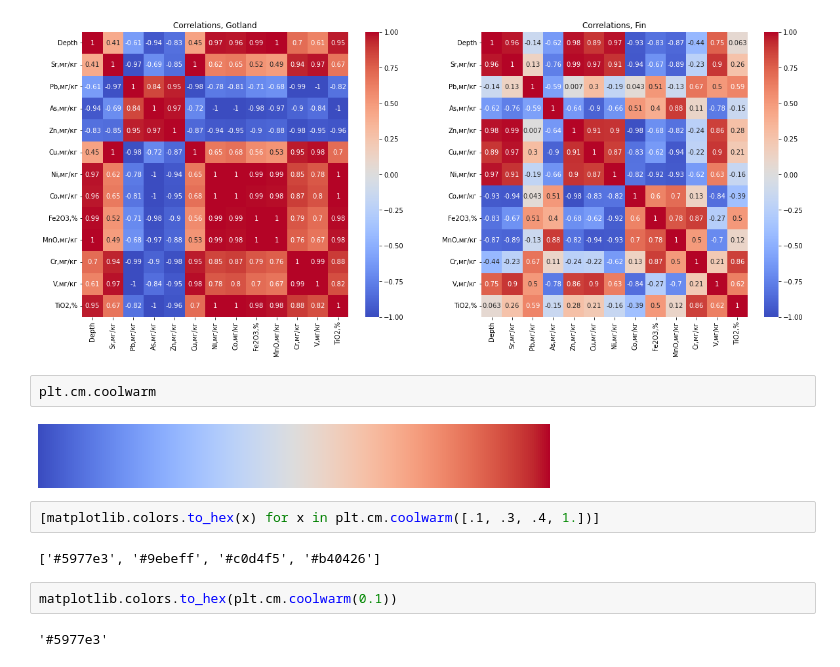
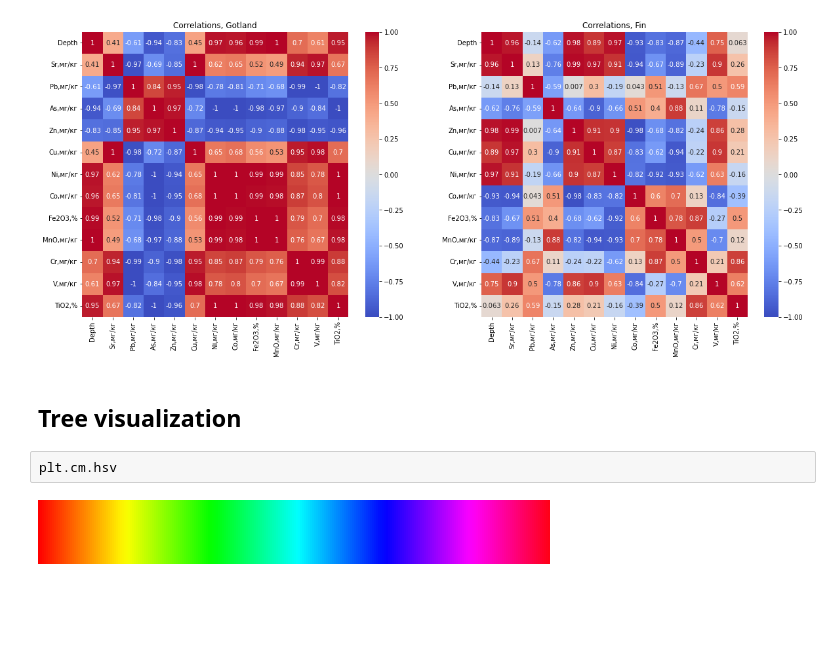
Before and after one commit to kpotoh/valerik, a Jupyter notebook: notebooks/diversity.ipynb, the cells around one changed output. Saved outputs shown, nothing was run; the diff lists cells and outputs as text; blank space fills up the shorter version.

```diff
--- a/notebooks/diversity.ipynb
+++ b/notebooks/diversity.ipynb
@@ -425,16 +425,10 @@ sns.heatmap(metalls.iloc[3:].corr(), vmin=-1, vmax=1, annot=True, ax=axs[1], cma
 plt.show()
 # %% [output]
 [figure]
+# %% [markdown]
+## Tree visualization
 # %%
-plt.cm.coolwarm
+plt.cm.hsv
 # %% [output]
-[figure, old version]
+[figure, new version]
-# %%
-[matplotlib.colors.to_hex(x) for x in plt.cm.coolwarm([.1, .3, .4, 1.])]
-# %% [output]
-['#5977e3', '#9ebeff', '#c0d4f5', '#b40426']
-# %%
-matplotlib.colors.to_hex(plt.cm.coolwarm(0.1))
-# %% [output]
-'#5977e3'
 # %%
```
Also changed, not shown: parts of 11 cells of this notebook, 4 other files.
